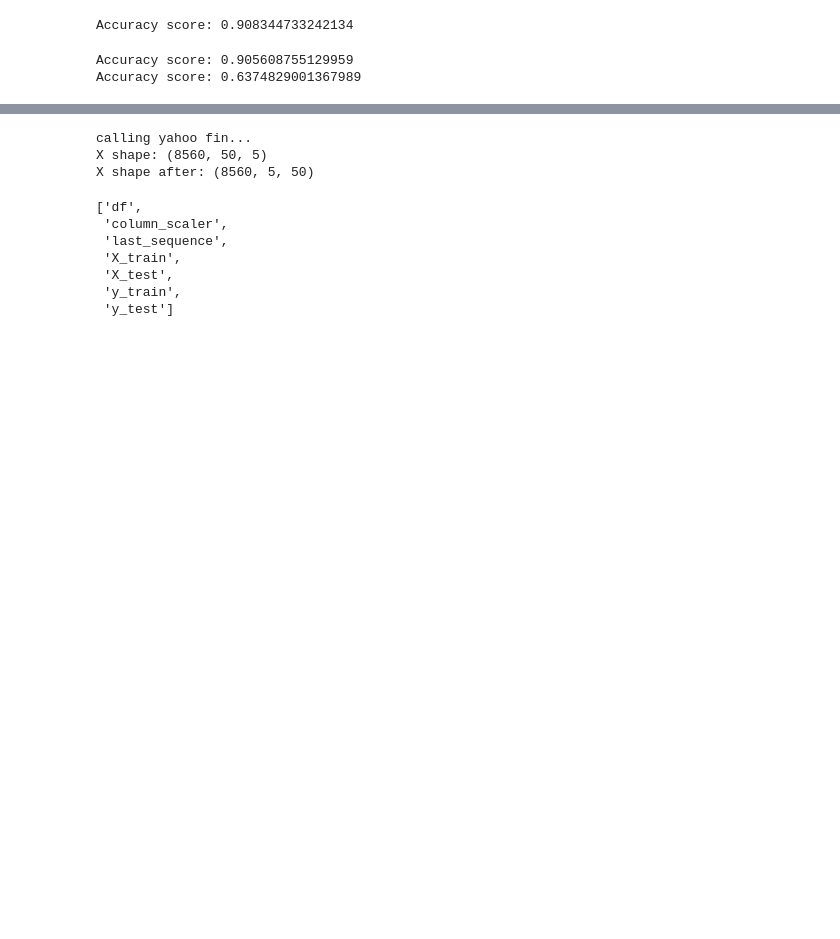
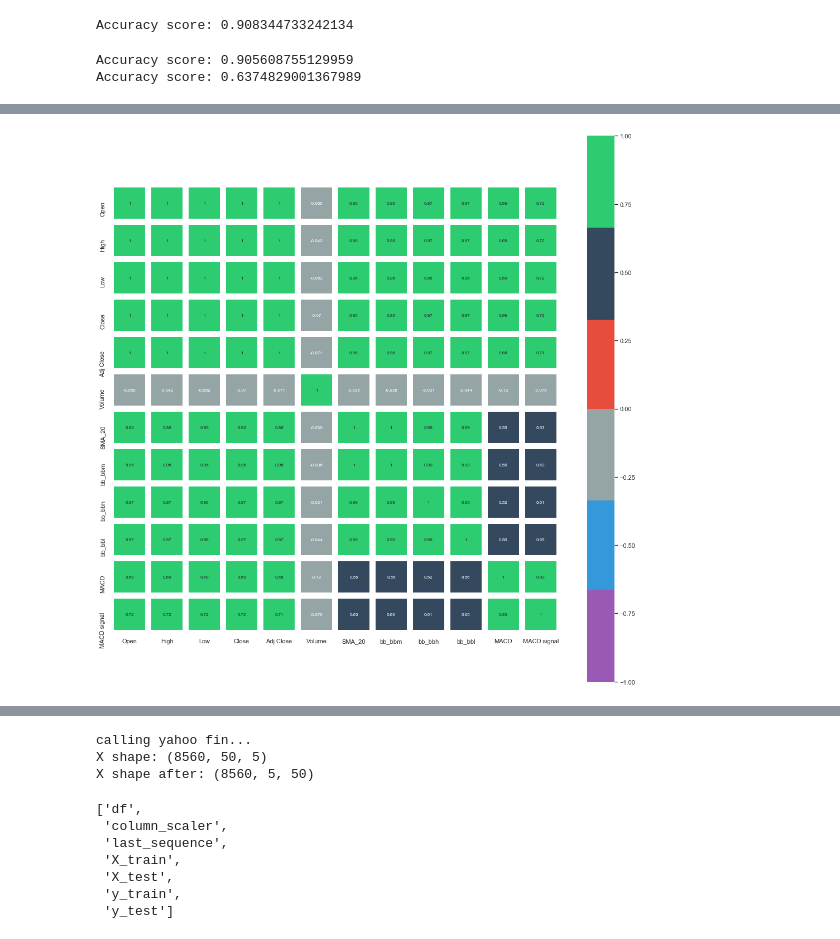
Before and after one commit to tedsmoore/njit-ml-project-spring-2020, a Jupyter notebook: notebooks/a-all.ipynb, the cells around one changed output, grey strips where cells are left out. Drawn from its saved outputs; the diff is of its cells as text; code cells hidden in the pictures; blank space fills up the shorter version.

```diff
--- a/notebooks/a-all.ipynb
+++ b/notebooks/a-all.ipynb
@@ -1193,0 +1687,4 @@ Accuracy score: 0.6374829001367989
+# %%
+corr_plot(AAPL)
+# %% [output]
+[figure, added]
```
Also changed, not shown: parts of 57 cells of this notebook.
